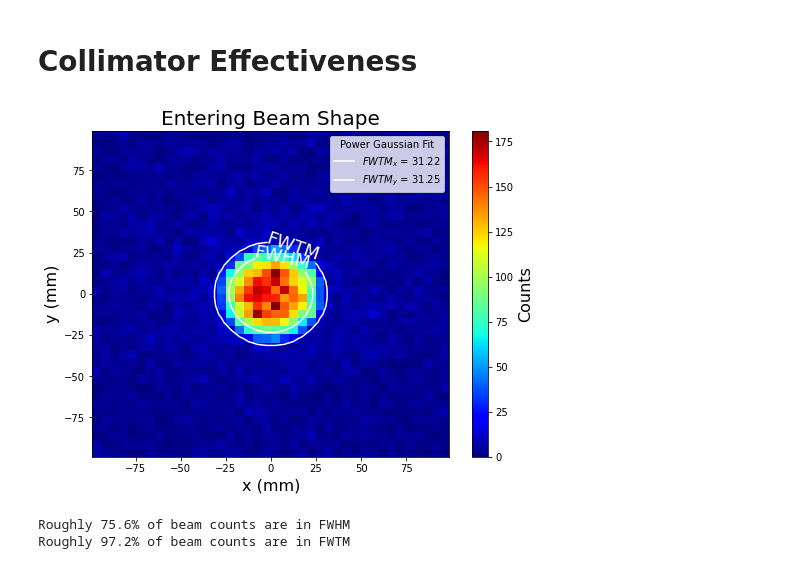
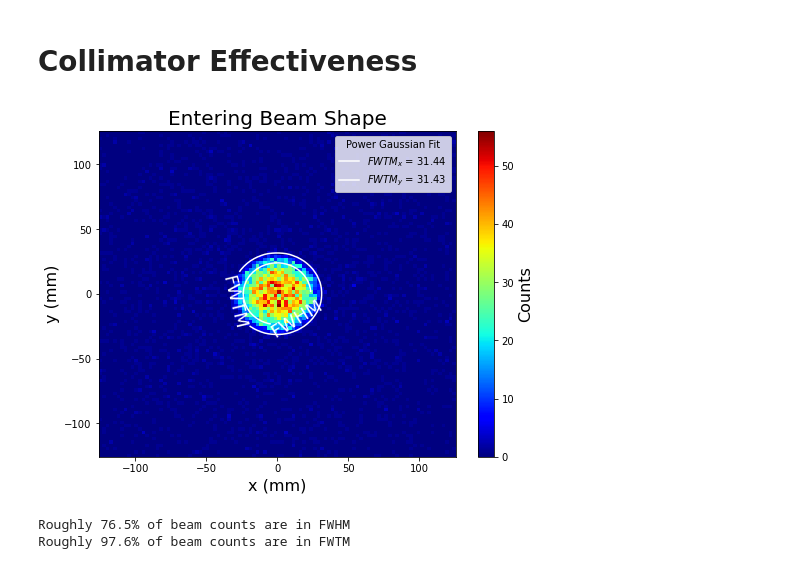
Before and after one commit to ArktisDev/Migdal, a Jupyter notebook: analysis/graphing/Collimator Analysis.ipynb, the cells around one changed output. Cells and saved outputs as stored; diff of their text form; code cells hidden in the pictures.

Commit message:
Collimator beam size analysis

```diff
--- a/analysis/graphing/Collimator Analysis.ipynb
+++ b/analysis/graphing/Collimator Analysis.ipynb
@@ -11,7 +11,7 @@ import subprocess
 # %% [markdown]
 # Collimator Effectiveness
 # %%
-dataDir = '../../geant/data/sourceshielding1/'
+dataDir = '../../geant/data/collimator1/'
 dataFileBase = 'output'
 
 nParticles = 100000
@@ -36,22 +32,21 @@ while lead <= 10:
 # %%
 # Extract data from post analysis root file now
 
-lead = 2
-poly = 2
+radius = 4
 
-file = dataDir + dataFileBase + '_' + str(lead) + '_' + str(poly) + '_' + str(nParticles) + '_flux.root'
+file = dataDir + dataFileBase + '_' + '{:.6f}'.format(radius / 4) + '_' + str(nParticles) + '_flux.root'
 file = uproot.open(file)
 
 data = file['Entering Flux']['neutron']['posz'].arrays(library='np')
 # %%
 fig, ax = plt.subplots(figsize=(8, 6))
 
-(z, x, y, img) = ax.hist2d(data['coord1'], data['coord2'], bins=40, cmap=plt.cm.jet)
+(z, x, y, img) = ax.hist2d(data['coord1'], data['coord2'], bins=100, cmap=plt.cm.jet)
 
 # Average the left and right values for each hist bin
 x = np.convolve(x, np.ones(2)/2, mode='valid')
 y = np.convolve(y, np.ones(2)/2, mode='valid')
-
+""
 # Fit the histogram using Gaussian
 
 # Don't use this function except in this cell really, it is terrible
@@ -88,33 +83,33 @@ fwtmWidthY = (np.max(CS.allsegs[0][0][:,1]) - np.min(CS.allsegs[0][0][:,1])) / 2
 
 # Dummy plot to add a legend label
 ax.plot(0, 0, "-", c='w', label='$FWTM_x$ = %.2f' % (fwtmWidthX))
 ax.plot(0, 0, "-", c='w', label='$FWTM_y$ = %.2f' % (fwtmWidthY))
 
 ax.legend(title="Power Gaussian Fit")
 
 plt.show()
 
 # Calculate how much of "beam" is inside FWHM and FWTM
 background = popt[5]
 totalCounts = np.sum(z)
 realTotalCounts = totalCounts - background * x.shape[0] ** 2
 fwhmCounts = 0
 fwtmCounts = 0
 
 for pos, count in zip(np.array(np.meshgrid(x, y)).T.reshape((-1, 2)), z.ravel()):
     dist2 = (pos[0] - popt[3]) ** 2 / fwhmWidthX ** 2 + (pos[1] - popt[4]) ** 2 / fwhmWidthY ** 2
     if (dist2 < 1):
         fwhmCounts += (count - background)
 
     dist2 = (pos[0] - popt[3]) ** 2 / fwtmWidthX ** 2 + (pos[1] - popt[4]) ** 2 / fwtmWidthY ** 2
     if (dist2 < 1):
         fwtmCounts += (count - background)
 
 fwhmPortion = fwhmCounts / realTotalCounts
 fwtmPortion = fwtmCounts / realTotalCounts
 print("Roughly %2.1f%% of beam counts are in FWHM" % (fwhmPortion * 100))
 print("Roughly %2.1f%% of beam counts are in FWTM" % (fwtmPortion * 100))
 # %% [output]
-[figure, old version]
+[figure, new version]
-Roughly 75.6% of beam counts are in FWHM
-Roughly 97.2% of beam counts are in FWTM
+Roughly 76.5% of beam counts are in FWHM
+Roughly 97.6% of beam counts are in FWTM
```
Also changed, not shown: parts of 4 cells of this notebook, 7 other files.
